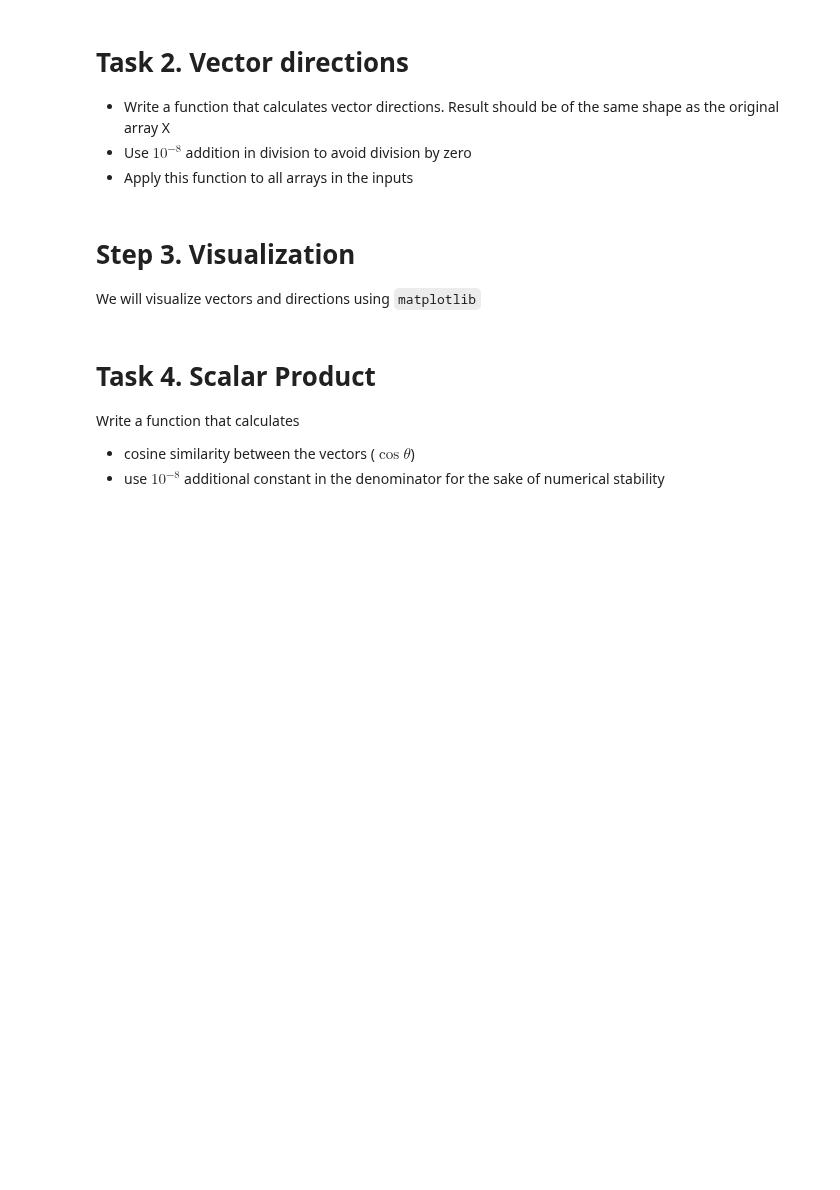
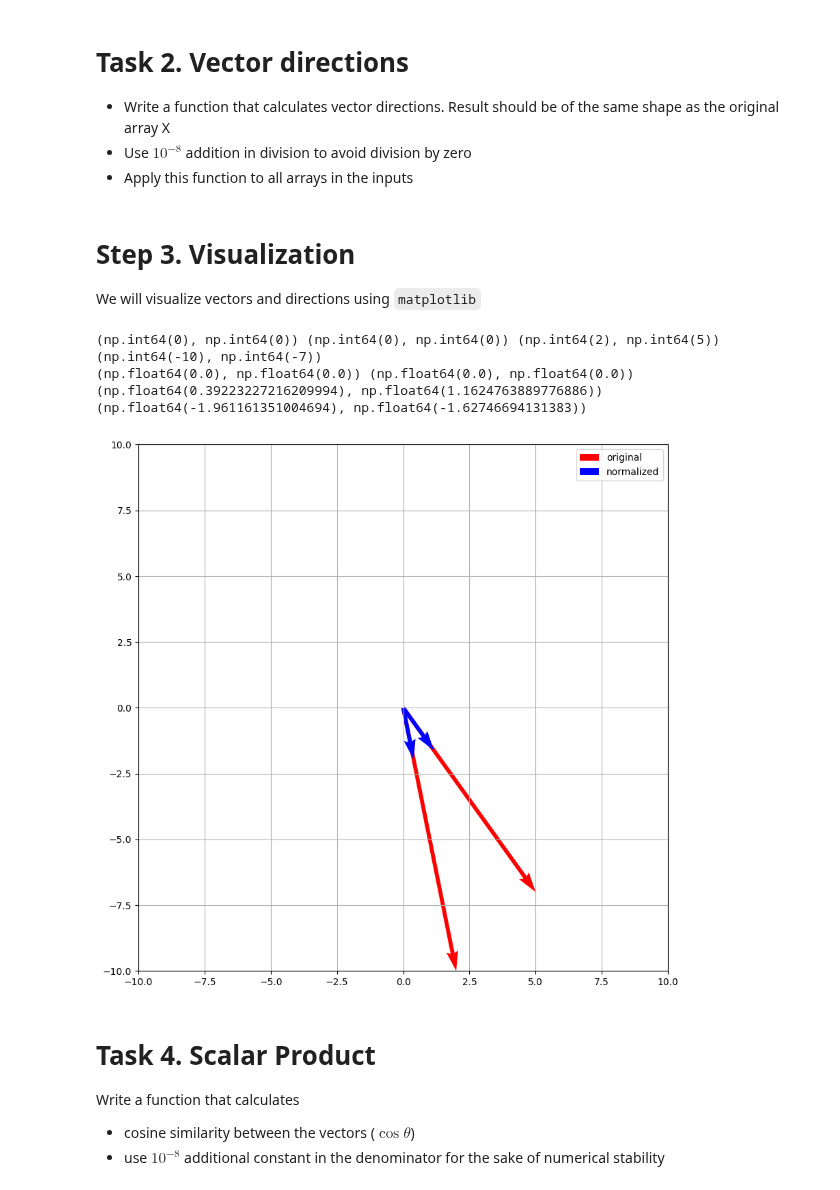
Before and after one commit to 0xAkarapong/linear-algebra-part-1, a Jupyter notebook: .laborantum/texts/course/1. Vectors/Vectors Practice/task.ipynb, the cells around one changed output. Drawn from its saved outputs; the diff is of its cells as text; code cells hidden in the pictures; blank space fills up the shorter version.

```diff
--- a/.laborantum/texts/course/1. Vectors/Vectors Practice/task.ipynb
+++ b/.laborantum/texts/course/1. Vectors/Vectors Practice/task.ipynb
@@ -8,8 +8,8 @@ import matplotlib.pyplot as plt
 import lovely_numpy as ln
 import json_tricks
 # %%
-inputs = json_tricks.load('inputs.json')
-inputs1 = json_tricks.load('inputs2.json')
+inputs = json_tricks.load('/workspaces/linear-algebra-part-1/.laborantum/texts/course/1. Vectors/Vectors Practice/inputs/inputs.json')
+# inputs1 = json_tricks.load('.inputs2.json')
 
 answers = {}
 # %% [markdown]
@@ -45,6 +45,7 @@ array[9, 2] i64 n=18 x∈[-8, 9] μ=0.611 σ=6.066
 def get_lengths(X):
     res = None
     ## YOUR CODE HERE
+    res = np.sqrt(X[0] ** 2 + X[1] ** 2)
     return res
 # %%
 answers['lengths'] = [
@@ -60,6 +61,7 @@ answers['lengths'] = [
 def get_directions(X):
     res = None
     ## YOUR CODE HERE
+    res = np.arctan2(X[1], X[0] + 1e-8)
     return res
 # %%
 answers['directions'] = [
@@ -72,29 +74,37 @@ We will visualize vectors and directions using `matplotlib`
 # %%
 import numpy as np
 import matplotlib.pyplot as plt
 
 plt.figure(figsize=(10, 10))
 ax = plt.gca()
 X = inputs[0]['X']
 vecs = np.concatenate([np.zeros_like(X), X.T], axis=1)
 X, Y, U, V = zip(*vecs)
 
 print(X, Y, U, V)
 
 ax.quiver(X, Y, U, V, angles='xy', scale_units='xy', scale=1, color = 'red')
 
-X = answers['directions'][0] * 2
-norms = np.concatenate([np.zeros_like(X), X.T], axis=1)
+X = answers['directions'][0]
+# Convert angles to unit vectors
+U = np.cos(X) * 2
+V = np.sin(X) * 2
+origins = np.zeros_like(U)
+norms = np.stack([origins, origins, U, V], axis=1)
 X, Y, U, V = zip(*norms)
 
 print(X, Y, U, V)
 ax.quiver(X, Y, U, V, angles='xy', scale_units='xy', scale=1, color = 'blue')
 ax.set_xlim([-10, 10])
 ax.set_ylim([-10, 10])
 plt.draw()
 plt.grid()
 plt.legend(['original', 'normalized'])
 plt.show()
+# %% [output]
+(np.int64(0), np.int64(0)) (np.int64(0), np.int64(0)) (np.int64(2), np.int64(5)) (np.int64(-10), np.int64(-7))
+(np.float64(0.0), np.float64(0.0)) (np.float64(0.0), np.float64(0.0)) (np.float64(0.39223227216209994), np.float64(1.1624763889776886)) (np.float64(-1.961161351004694), np.float64(-1.62746694131383))
+[figure, added]
 # %% [markdown]
 # Task 4. Scalar Product
 
```
Also changed, not shown: parts of 6 cells of this notebook, 2 other files.
